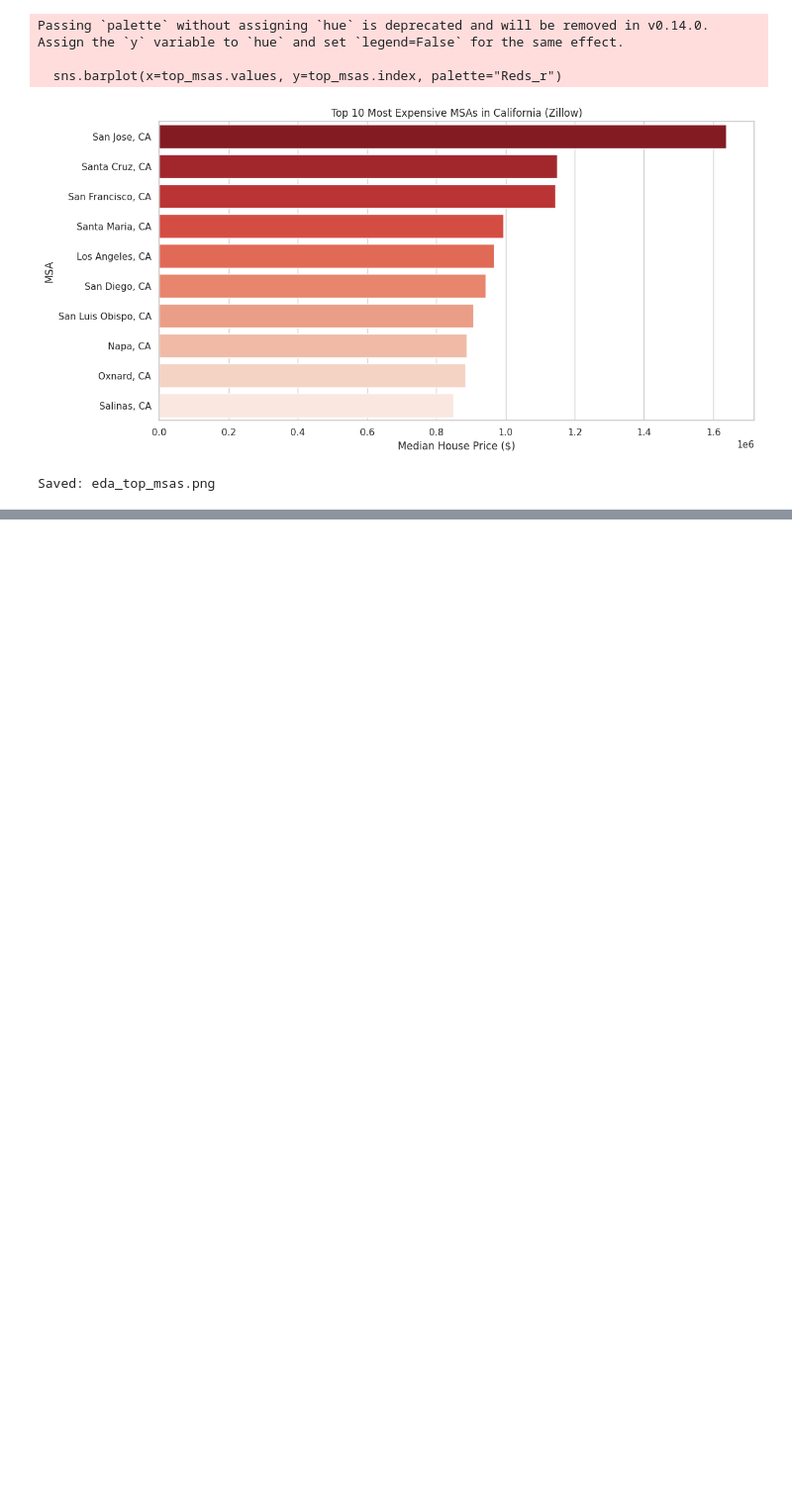
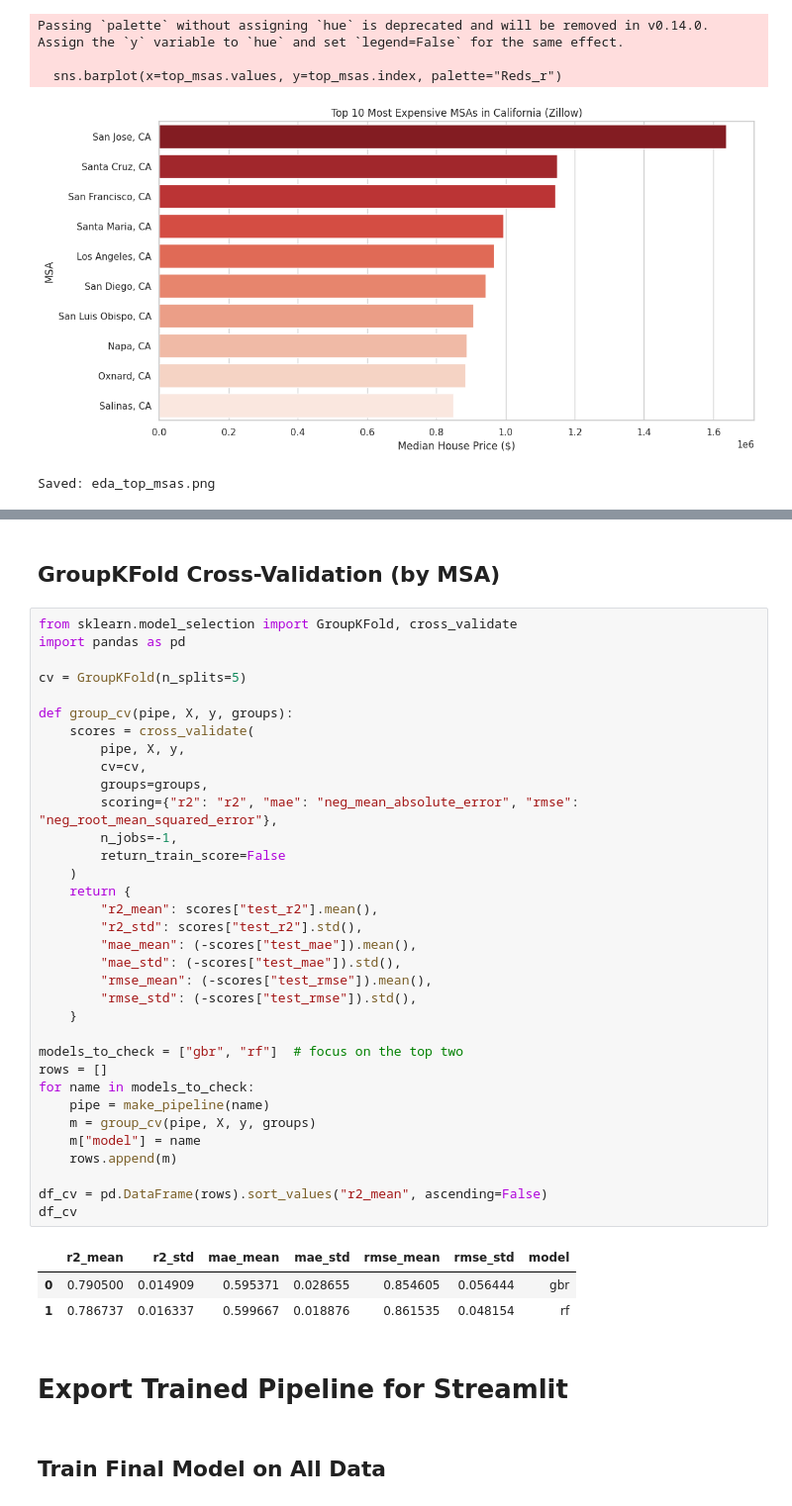
Before and after one commit to timfan705/CAmarket, a Jupyter notebook: cmpe188_CAmarket.ipynb, the cells around one changed output, grey strips where cells are left out. Shown at 99% size. Drawn from its saved outputs; the diff is of its cells as text; blank space fills up the shorter version.

```diff
--- a/cmpe188_CAmarket.ipynb
+++ b/cmpe188_CAmarket.ipynb
@@ -491,0 +610,44 @@ Saved: eda_top_msas.png
+# %% [markdown]
+## GroupKFold Cross-Validation (by MSA)
+# %%
+from sklearn.model_selection import GroupKFold, cross_validate
+import pandas as pd
+
+cv = GroupKFold(n_splits=5)
+
+def group_cv(pipe, X, y, groups):
+    scores = cross_validate(
+        pipe, X, y,
+        cv=cv,
+        groups=groups,
+        scoring={"r2": "r2", "mae": "neg_mean_absolute_error", "rmse": "neg_root_mean_squared_error"},
+        n_jobs=-1,
+        return_train_score=False
+    )
+    return {
+        "r2_mean": scores["test_r2"].mean(),
+        "r2_std": scores["test_r2"].std(),
+        "mae_mean": (-scores["test_mae"]).mean(),
+        "mae_std": (-scores["test_mae"]).std(),
+        "rmse_mean": (-scores["test_rmse"]).mean(),
+        "rmse_std": (-scores["test_rmse"]).std(),
+    }
+
+models_to_check = ["gbr", "rf"]  # focus on the top two
+rows = []
+for name in models_to_check:
+    pipe = make_pipeline(name)
+    m = group_cv(pipe, X, y, groups)
+    m["model"] = name
+    rows.append(m)
+
+df_cv = pd.DataFrame(rows).sort_values("r2_mean", ascending=False)
+df_cv
+# %% [output]
+|  | r2_mean | r2_std | mae_mean | mae_std | rmse_mean | rmse_std | model |
+| 0 | 0.790500 | 0.014909 | 0.595371 | 0.028655 | 0.854605 | 0.056444 | gbr |
+| 1 | 0.786737 | 0.016337 | 0.599667 | 0.018876 | 0.861535 | 0.048154 | rf |
+# %% [markdown]
+# Export Trained Pipeline for Streamlit
+# %% [markdown]
+## Train Final Model on All Data
```
Also changed, not shown: parts of 21 cells of this notebook.
